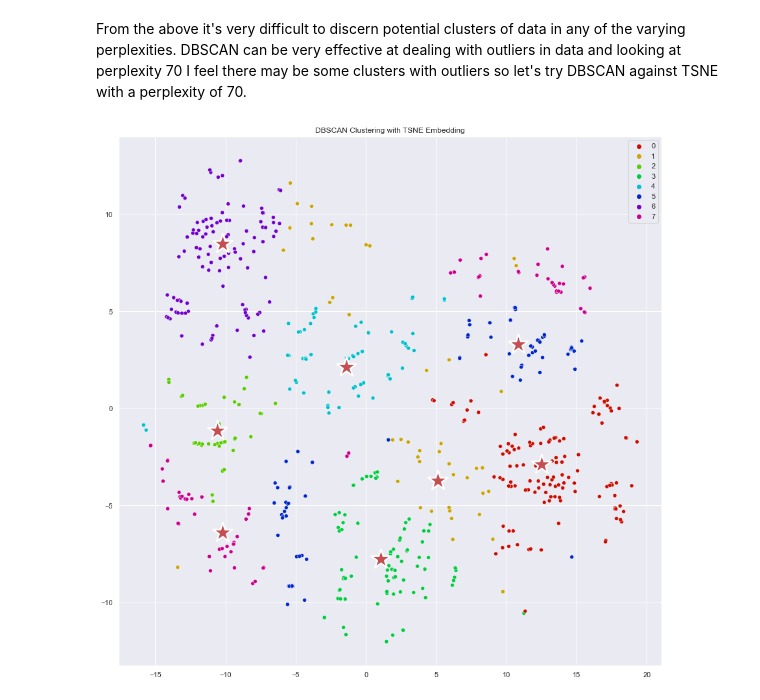
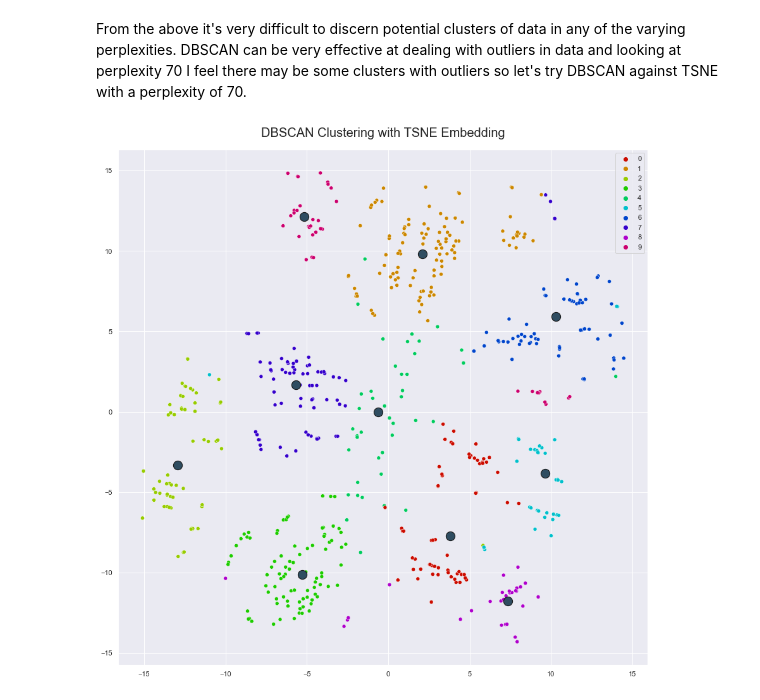
Before and after one commit to darren-king/Clustering_And_Manifold_Learning, a Jupyter notebook: etivity3.ipynb, the cells around one changed output. Saved outputs shown, nothing was run; the diff lists cells and outputs as text; code cells hidden in the pictures.

```diff
--- a/etivity3.ipynb
+++ b/etivity3.ipynb
@@ -23,6 +24,7 @@ from sklearn.cluster import DBSCAN
 # Load in the dataset
 
 df = pd.read_csv("./loans_train_prepared-1.csv")
+df.drop(labels="Loan_Status_Y", axis=1, inplace=True)
 print(df.info())
 # %% [output]
 <class 'pandas.core.frame.DataFrame'>
@@ -133,6 +218,6 @@ On the bend/elbow we have the values 6,7,8,9 - each worth trying with different
 # %%
 # Define our model and fit our model to our data
-k = 8
+k = 10
 model = KMeans (n_clusters=k, init='k-means++', n_init=15, max_iter=200, random_state=42)
 model_data = model.fit(data)
 
@@ -261,10 +346,10 @@ embedded_centroids = embedded_data_and_centroids[-k:,:]
 # %%
 # Graphing our output
 sns.set(rc={"figure.figsize":(15,15)})
 palette = sns.hls_palette(len(set(labels)), l=0.4, s=1.0)
 sns.scatterplot(x=embedded_data[:,0], y=embedded_data[:,1], hue=labels, legend='full', palette=palette)
-sns.scatterplot(x=embedded_centroids[:,0], y=embedded_centroids[:,1], color='r', s=1000, marker="*")
-plt.title("DBSCAN Clustering with TSNE Embedding")
+sns.scatterplot(x=embedded_centroids[:,0], y=embedded_centroids[:,1], color="#2f4d61", s=200, marker="o", alpha=1, edgecolor='k')
+plt.title("DBSCAN Clustering with TSNE Embedding", pad=20, fontdict={'fontsize':20})
 plt.show()
 # %% [output]
-[figure, old version]
+[figure, new version]
```
Also changed, not shown: parts of 16 cells of this notebook.
